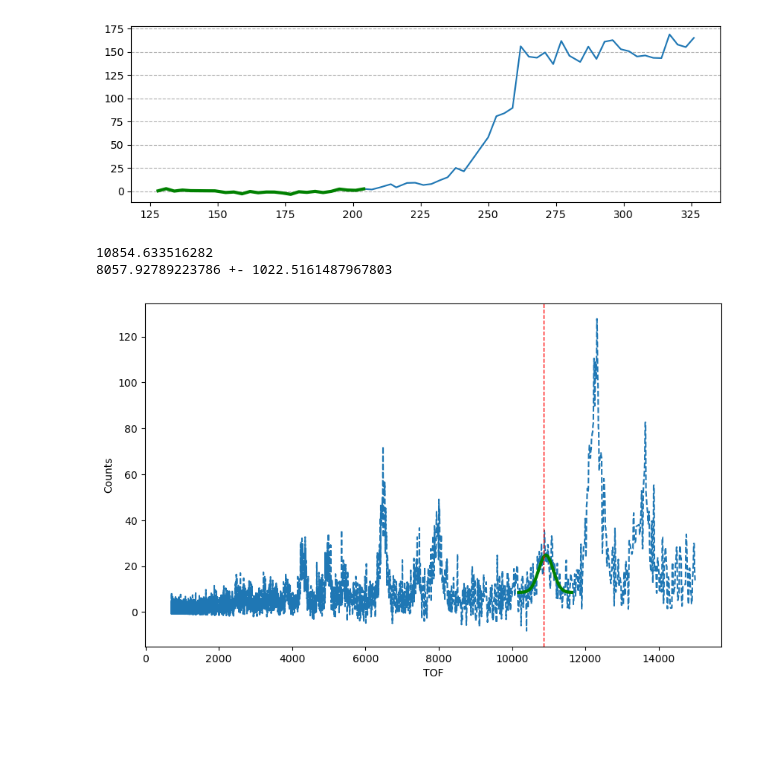
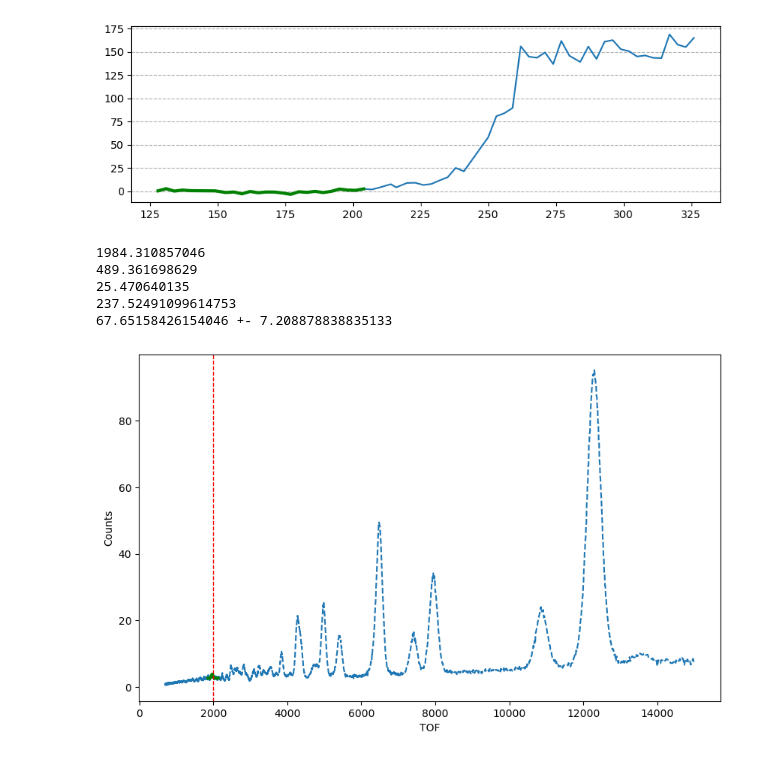
Before and after one commit to mdoucet/illumine, a Jupyter notebook: nomfe2o3/notebooks/fit_peaks.ipynb, the cells around one changed output. Saved outputs shown, nothing was run; the diff lists cells and outputs as text; code cells hidden in the pictures; blank space fills up the shorter version.

```diff
--- a/nomfe2o3/notebooks/fit_peaks.ipynb
+++ b/nomfe2o3/notebooks/fit_peaks.ipynb
@@ -50,6 +50,8 @@ print(peaks)
 reload(analysis)
 
 _peaks = [3427, 3583, 3699]
+_peaks = peaks
+print(_peaks)
 start_idx = 48
 start_idx = 5
 last_idx = 75
@@ -113,9 +116,12 @@ from scipy.optimize import curve_fit
 reload(analysis)
 
 index = 48
+index = 1
 
 tof = ramp[index][0]
 counts = ramp[index][1]
+err_counts = ramp[index][2]
+
 
 peak = tof[_peaks[0]]
 print(peak)
@@ -123,36 +129,43 @@ print(peak)
 
 delta = tof / 15
 mask = (tof > peak - delta) & (tof < peak + delta)
+
+print(np.sum(counts[mask]))
+print(np.sum(err_counts[mask]))
+print(np.sum(err_counts/counts))
 
 popt, pcov = curve_fit(
     analysis.gaussian,
     tof[mask],
     counts[mask],
     p0=[counts[mask].max(), peak, 10, counts[mask].min()],
 )
 perr = np.sqrt(np.diag(pcov))
 a = np.fabs(popt[0] * popt[2] * np.sqrt(2 * np.pi))
 err_a = np.sqrt(2 * np.pi) * np.sqrt(
     popt[0] ** 2 * perr[2] ** 2 + popt[2] ** 2 * perr[0] ** 2
 )
 
 print(f"{a} +- {err_a}")
 
 plt.figure(figsize=(10, 6))
 plt.plot(tof, counts, linestyle="--")
 plt.plot(
     tof[mask],
     analysis.gaussian(tof[mask], *popt),
     color="green",
     linestyle="-",
     linewidth=3,
 )
 plt.axvline(x=peak, color="r", linestyle="--", linewidth=1)
 
 plt.xlabel("TOF")
 plt.ylabel("Counts")
 plt.show()
 # %% [output]
-10854.633516282
-8057.92789223786 +- 1022.5161487967803
+1984.310857046
+489.361698629
+25.470640135
+237.52491099614753
+67.65158426154046 +- 7.208878838835133
-[figure, old version]
+[figure, new version]
```
Also changed, not shown: parts of 1 cell of this notebook, 1 other file.
